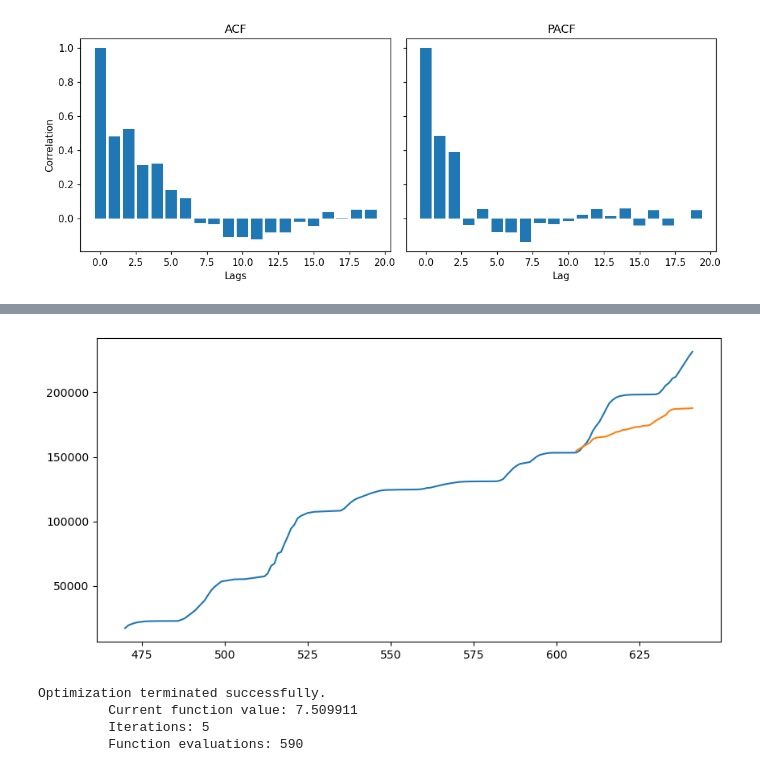
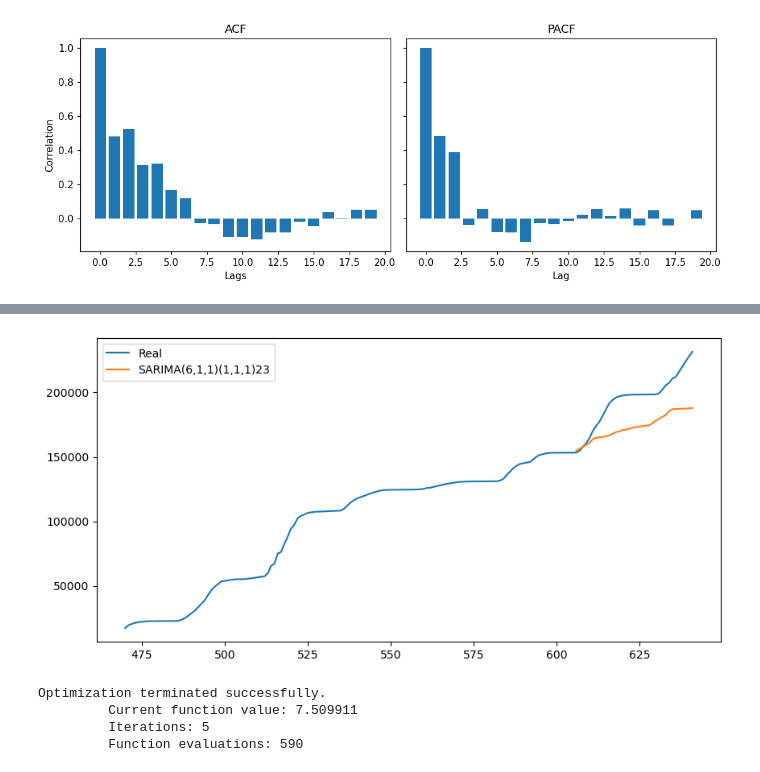
Before and after one commit to victorgcapone/vacinometro, a Jupyter notebook: notebooks/Analise Arima.ipynb, the cells around one changed output, grey strips where cells are left out. Drawn from its saved outputs; the diff is of its cells as text; code cells hidden in the pictures.

Commit message:
Polindo o notebook do Sarima

```diff
--- a/notebooks/Analise Arima.ipynb
+++ b/notebooks/Analise Arima.ipynb
@@ -70,14 +80,29 @@ fig.tight_layout();
 # %% [output]
 [figure]
 # %%
-opt_param = {'method': 'powell', 'maxiter':150}
+"""
+Parametros q vamos utilizar em todos as otimizações feitas
 
+method: método de otimização, escolhi um método derivative-free para evitar q regiões planas
+ou com vários minimos impeçam o modelo de convergir
+
+https://stats.stackexchange.com/questions/313426/mle-convergence-errors-with-statespace-sarimax
+
+maxiter: máximo de iterações antes de parar a otimização, 150 só pra garantir (padrão é 50)
+
+disp: desliga o relatório da otimização
+"""
+opt_param = {'method': 'powell', 'maxiter':150, 'disp':0}
+
+
+# Treina um modelo com os parametros passados e calcula o MAE no conjunto de testes
 def train_score_sarima(order, seasonal_order, train, test):
     model = SARIMAX(train, order=order, seasonal_order=seasonal_order)
     fit  = model.fit(**opt_param)
     predictions = fit.forecast(len(test))
     return mean_absolute_error(test, predictions)
 
+# Fixa (p,q,d) e (P,Q,D) e percorre uma lista de parametros m tentando encontrar o de menor erro
 def search_seasonal_period(order, P, Q, D, train, test, periods):
     best_score = None
     best_m = None
@@ -162,3 +119,19 @@ Optimization terminated successfully.
+# %%
+# Analise usando modelo Sarimax
+"""
+AR: 6 pelo gráfico de auto-correlação, é um
+I: 1 porque fazer Lag-1 (coluna Delta) nos dá uma série estacionária
+MA: 1 Termo de média móvel, sem fundamento pra escolha aqui, só chutei
+"""
+order=(6,1,1)
+"""
+AR, I e MA 1 e parametro de sazonalidade igual ao melhor encontrado na célula de cima
+algo perto de 24 porque num periodo de 24h temos um ciclo de vacinação começando devagar na parte da
+manhã, acelerando na hora do almoço e começo da tarde e diminuindo no final do dia
+"""
+season_order=(1, 1, 1, best_m)
+model =SARIMAX(train, order=order, seasonal_order=season_order)
+model_fit = model.fit(**opt_param)
 # %%
 model_fit.summary()
 # %% [output]
@@ -191,9 +164,10 @@ Warnings:
 # %%
 predictions = model_fit.forecast(len(test))
 fig, ax = plt.subplots(figsize=(10,5), dpi=100)
 
-ax.plot(vacinados_hora.index, vacinados_hora)
-ax.plot(test.index, predictions);
+ax.plot(vacinados_hora.index, vacinados_hora, label="Real")
+ax.plot(test.index, predictions, label=f"SARIMA(6,1,1)(1,1,1){best_m}");
+ax.legend();
 # %% [output]
-[figure, old version]
+[figure, new version]
 # %%
```
Also changed, not shown: parts of 9 cells of this notebook, 1 other file.
